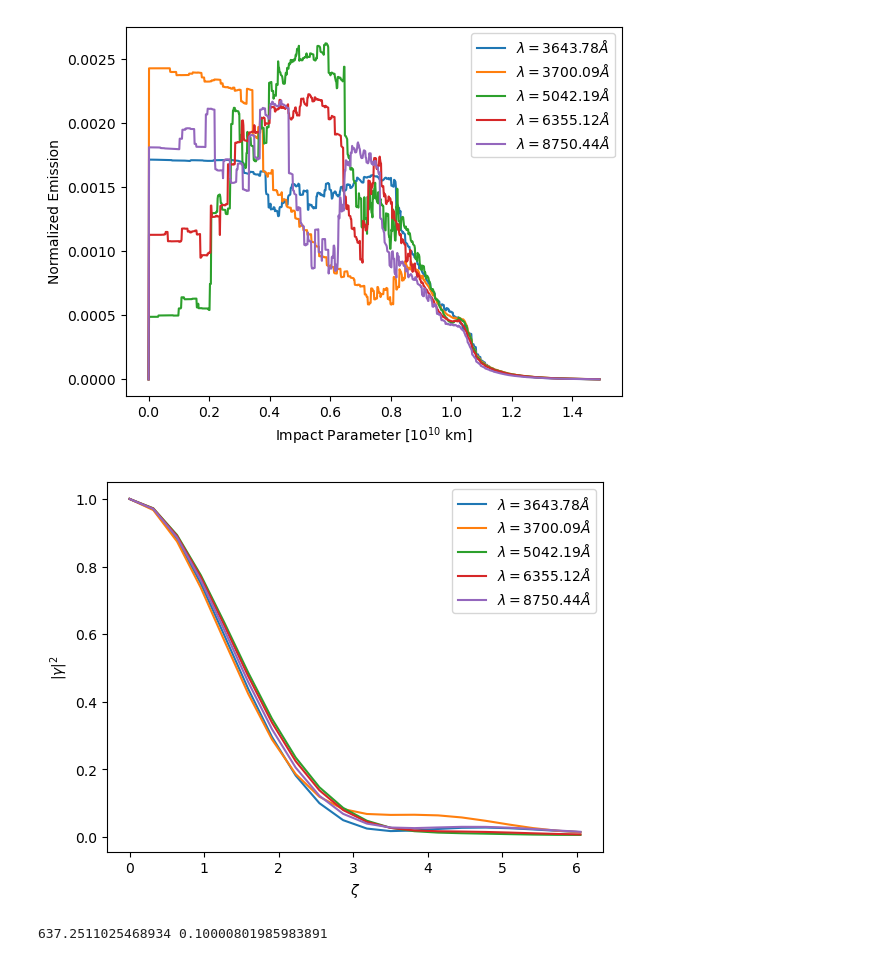
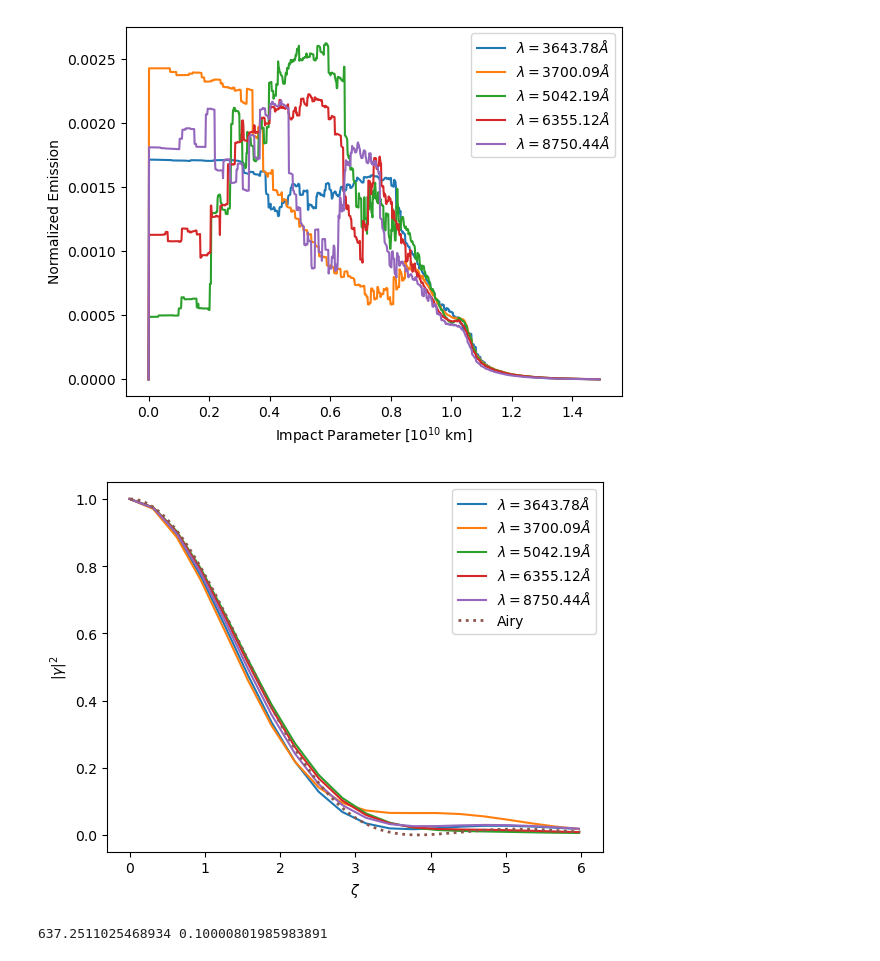
Before and after one commit to AlexGKim/II, a Jupyter notebook: Untitled.ipynb, the cells around one changed output. Cells and saved outputs as stored; diff of their text form; code cells hidden in the pictures.

Commit message:
understand zeta now

```diff
--- a/Untitled.ipynb
+++ b/Untitled.ipynb
@@ -84,38 +84,39 @@ plt.savefig('impact.pdf')
 # %%
 nd = axis0[:].shape[0]
 delta = axis0[1]-axis0[0]
-drad = .95e15
+drad = 1e15
 ndisk = drad/delta
-nexpand = int(10*ndisk)
+factor = 10
+nexpand = int(factor*ndisk)
 
 x = numpy.arange(nexpand)
 y = numpy.arange(nexpand)
 X, Y = np.meshgrid(x, y)
 
 # Compute the radius grid
 R = np.sqrt(X**2 + Y**2)
 for index in [maxorder[0],idx3700,maxorder[-1],idx6355,idx8750]:
     flux = numpy.zeros((nexpand,nexpand))
 
     interp = numpy.interp(R,numpy.arange(nd),block0_values[index,:])
     for i in range(nexpand):
         for j in range(nexpand):
             if R[i,j] <= nd:
                 flux[i,j]=interp[i,j]
 
     flux = flux/flux.sum()
     # flux[0:nlam]= ren[maxorder[index],:]
     gamma = rfft2(flux)
     gamma2 = numpy.abs(gamma)**2
-    plt.plot(numpy.arange(20)/numpy.pi,gamma2[0,:20],label=r"$\lambda={:.2f}\AA$".format(lambdas[index]))
-# zeta = numpy.arange(0,20//numpy.pi,0.01)
-# plt.plot(zeta,(2*jv(1,zeta)/zeta)**2,label='Airy',ls='dotted')
+    plt.plot(numpy.arange(20)*numpy.pi/factor,gamma2[0,:20],label=r"$\lambda={:.2f}\AA$".format(lambdas[index]))
+zeta = numpy.arange(0,20//numpy.pi,0.01)
+plt.plot(zeta,(2*jv(1,zeta)/zeta)**2,label='Airy',ls='dotted',lw=2)
 plt.ylabel(r"$|\gamma|^2$")
 plt.xlabel(r"$\zeta$")
 plt.legend()
 plt.savefig('gamma2.pdf')
 # %% [output]
-[figure, old version]
+[figure, new version]
 # %%
 nlam = axis0[:].shape[0]
 delta = axis0[1]-axis0[0]
```
Also changed, not shown: parts of 4 cells of this notebook.
